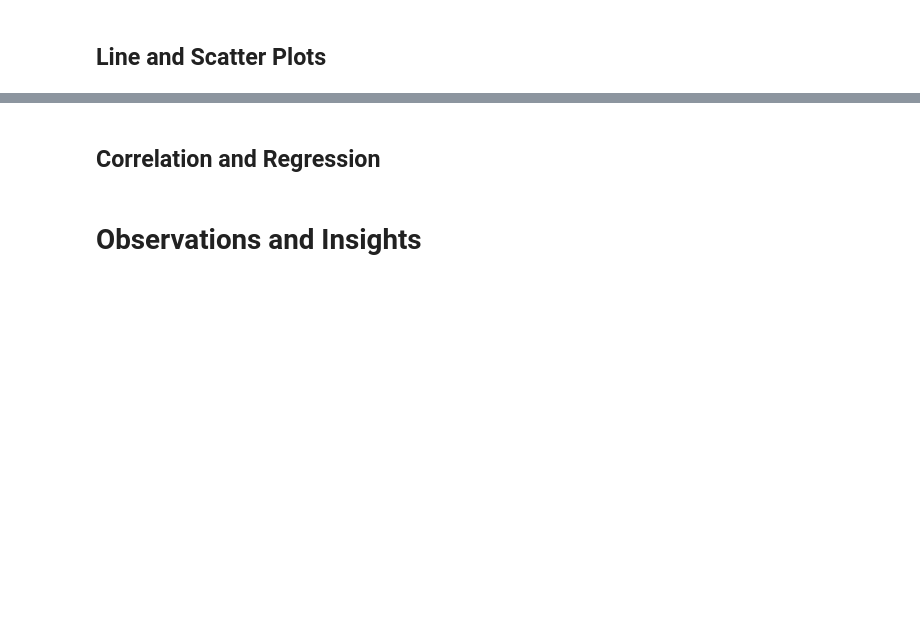
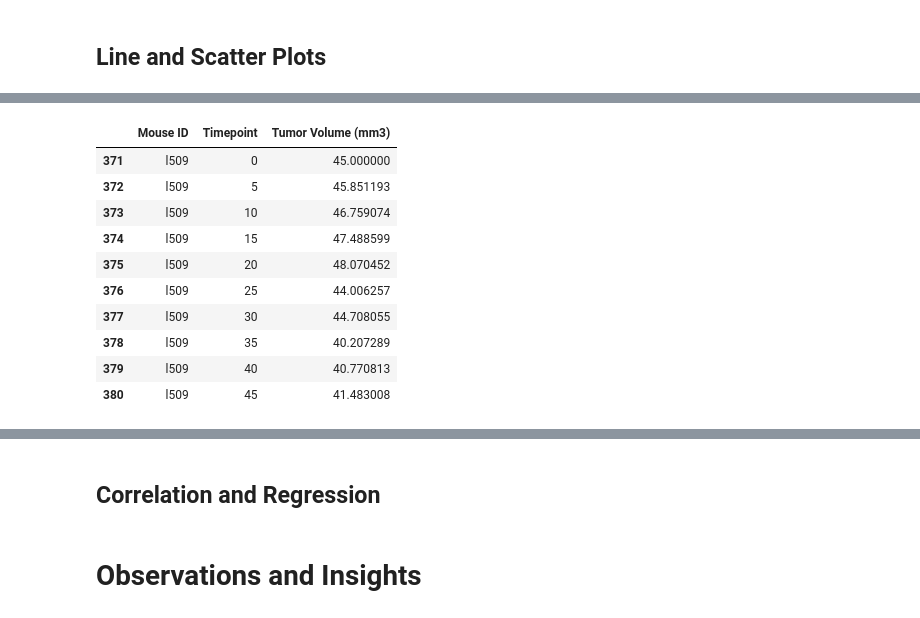
Before and after one commit to uzmabb182/Matplotlib-Assignment, a Jupyter notebook: pymaceuticals_starter_homework.ipynb, the cells around one changed output, grey strips where cells are left out. Drawn from its saved outputs; the diff is of its cells as text; code cells hidden in the pictures; blank space fills up the shorter version.

```diff
--- a/pymaceuticals_starter_homework.ipynb
+++ b/pymaceuticals_starter_homework.ipynb
@@ -1125,0 +1090,24 @@ NameError: name 'ax1' is not defined
+# %%
+# Collect a list of columns
+columns = [
+    "Mouse ID",
+    "Timepoint",
+    "Tumor Volume (mm3)"
+]
+
+
+# Filter the data so that only "Capomulin" in the 'Drug Regimen' are in a DataFrame
+capomulinl509_df = cleaned_df.loc[(cleaned_df["Drug Regimen"] == "Capomulin") & (cleaned_df["Mouse ID"] == "l509"), columns]
+capomulinl509_df
+# %% [output]
+|  | Mouse ID | Timepoint | Tumor Volume (mm3) |
+| 371 | l509 | 0 | 45.000000 |
+| 372 | l509 | 5 | 45.851193 |
+| 373 | l509 | 10 | 46.759074 |
+| 374 | l509 | 15 | 47.488599 |
+| 375 | l509 | 20 | 48.070452 |
+| 376 | l509 | 25 | 44.006257 |
+| 377 | l509 | 30 | 44.708055 |
+| 378 | l509 | 35 | 40.207289 |
+| 379 | l509 | 40 | 40.770813 |
+| 380 | l509 | 45 | 41.483008 |
```
Also changed, not shown: parts of 24 cells of this notebook.
